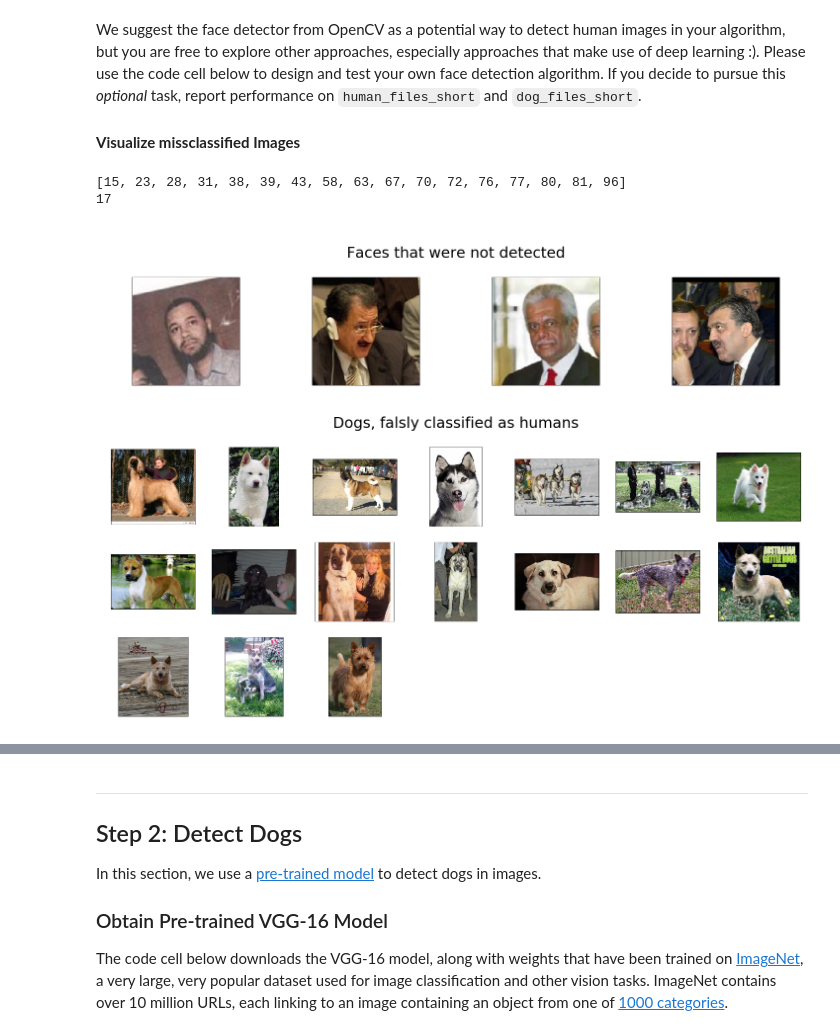
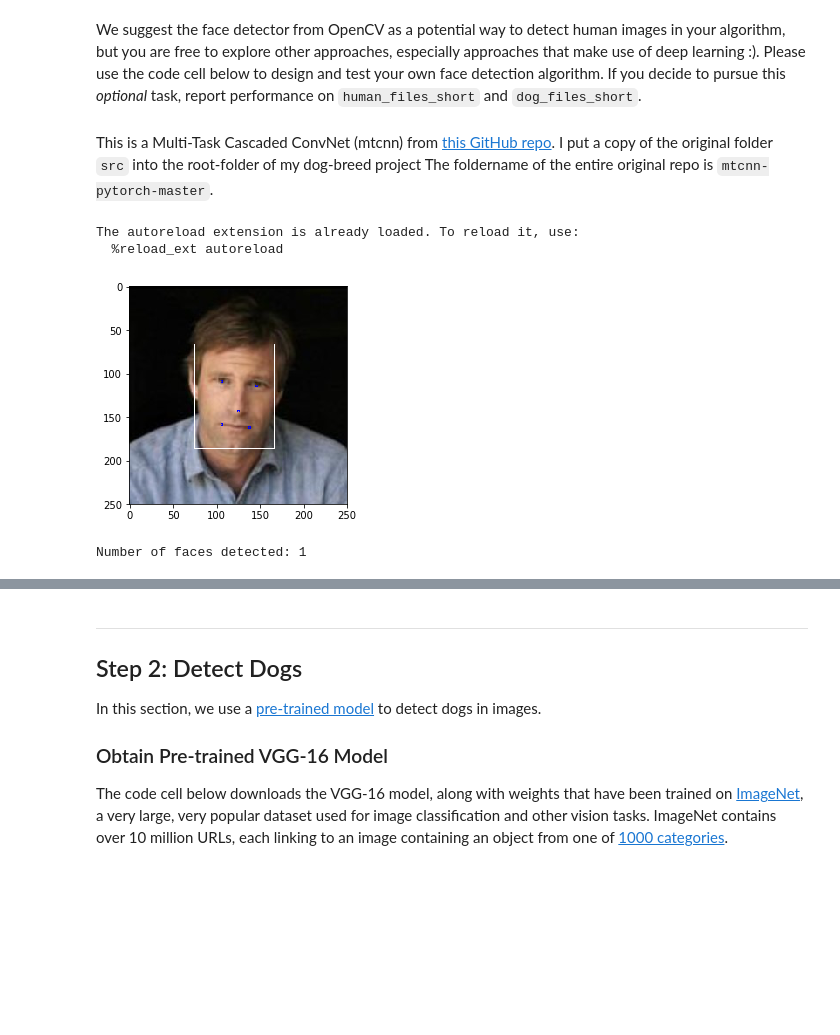
Before and after one commit to thomasgrusz/dog-breed-classifier, a Jupyter notebook: dog_app.ipynb, the cells around one changed output, grey strips where cells are left out. Cells and saved outputs as stored; diff of their text form; code cells hidden in the pictures; blank space fills up the shorter version.

```diff
--- a/dog_app.ipynb
+++ b/dog_app.ipynb
@@ -164,46 +156,27 @@ print(f'{sum(incorrect_face_tally) / len(dog_files_short) * 100:3.2f}% of dogs m
 # %% [markdown]
 We suggest the face detector from OpenCV as a potential way to detect human images in your algorithm, but you are free to explore other approaches, especially approaches that make use of deep learning :).  Please use the code cell below to design and test your own face detection algorithm.  If you decide to pursue this _optional_ task, report performance on `human_files_short` and `dog_files_short`.
-# %% [markdown]
-**Visualize missclassified Images**
-# %%
-print(missclassified_dogs_idx)
-print(len(missclassified_dogs_idx))
-# %% [output]
-[15, 23, 28, 31, 38, 39, 43, 58, 63, 67, 70, 72, 76, 77, 80, 81, 96]
-17
-# %%
-missclassified_faces_idx = [idx for idx, face in enumerate(face_tally) if not face]
-missclassified_dogs_idx = [i for i, face in enumerate(incorrect_face_tally) if face]
-
-fig = plt.figure(figsize=(25, 4))
-plt.title('\nFaces that were not detected\n', fontsize=30)
-plt.axis('off')
-
-for i, idx in enumerate(missclassified_faces_idx):
-    img = cv2.imread(human_files_short[idx])
-    img = cv2.cvtColor(img, cv2.COLOR_BGR2RGB)
-    ax = fig.add_subplot(1, 4, i + 1, xticks=[], yticks=[])
-    plt.imshow(img)
-
-plt.show()
-
-print('\n')
-
-fig = plt.figure(figsize=(25, 10))
-plt.title('Dogs, falsly classified as humans\n', fontsize=30)
-plt.axis('off')
-
-for i, idx in enumerate(missclassified_dogs_idx):
-    img = cv2.imread(dog_files_short[idx])
-    img = cv2.cvtColor(img, cv2.COLOR_BGR2RGB)
-    ax = fig.add_subplot(3, 7, i + 1, xticks=[], yticks=[])
-    plt.imshow(img)
-
-plt.show()
-# %% [output]
-[figure, removed]
-[figure, removed]
 # %%
 ### (Optional)
 ### TODO: Test performance of anotherface detection algorithm.
 ### Feel free to use as many code cells as needed.
+# %% [markdown]
+This is a Multi-Task Cascaded ConvNet (mtcnn) from [this GitHub repo](https://github.com/TropComplique/mtcnn-pytorch).
+I put a copy of the original folder `src` into the root-folder of my dog-breed project
+The foldername of the entire original repo is `mtcnn-pytorch-master`.
+# %%
+%load_ext autoreload
+%autoreload 2
+
+from src import detect_faces, show_bboxes
+
+image = Image.open(human_files_short[0])
+
+bounding_boxes, landmarks = detect_faces(image, min_face_size=90.0)
+plt.imshow(show_bboxes(image, bounding_boxes, landmarks))
+plt.show()
+print('Number of faces detected:', len(bounding_boxes))
+# %% [output]
+The autoreload extension is already loaded. To reload it, use:
+  %reload_ext autoreload
+[figure, added]
+Number of faces detected: 1
```
Also changed, not shown: parts of 17 cells of this notebook.
